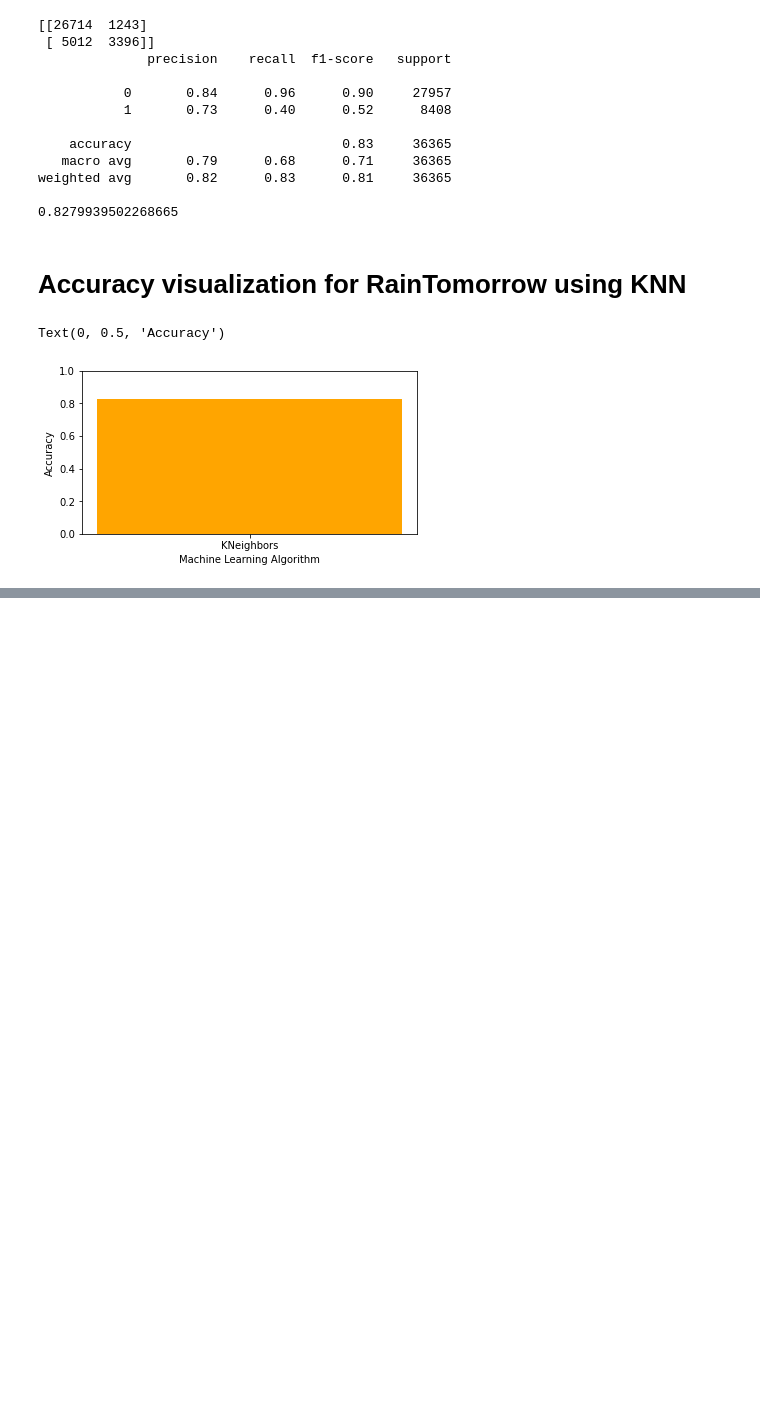
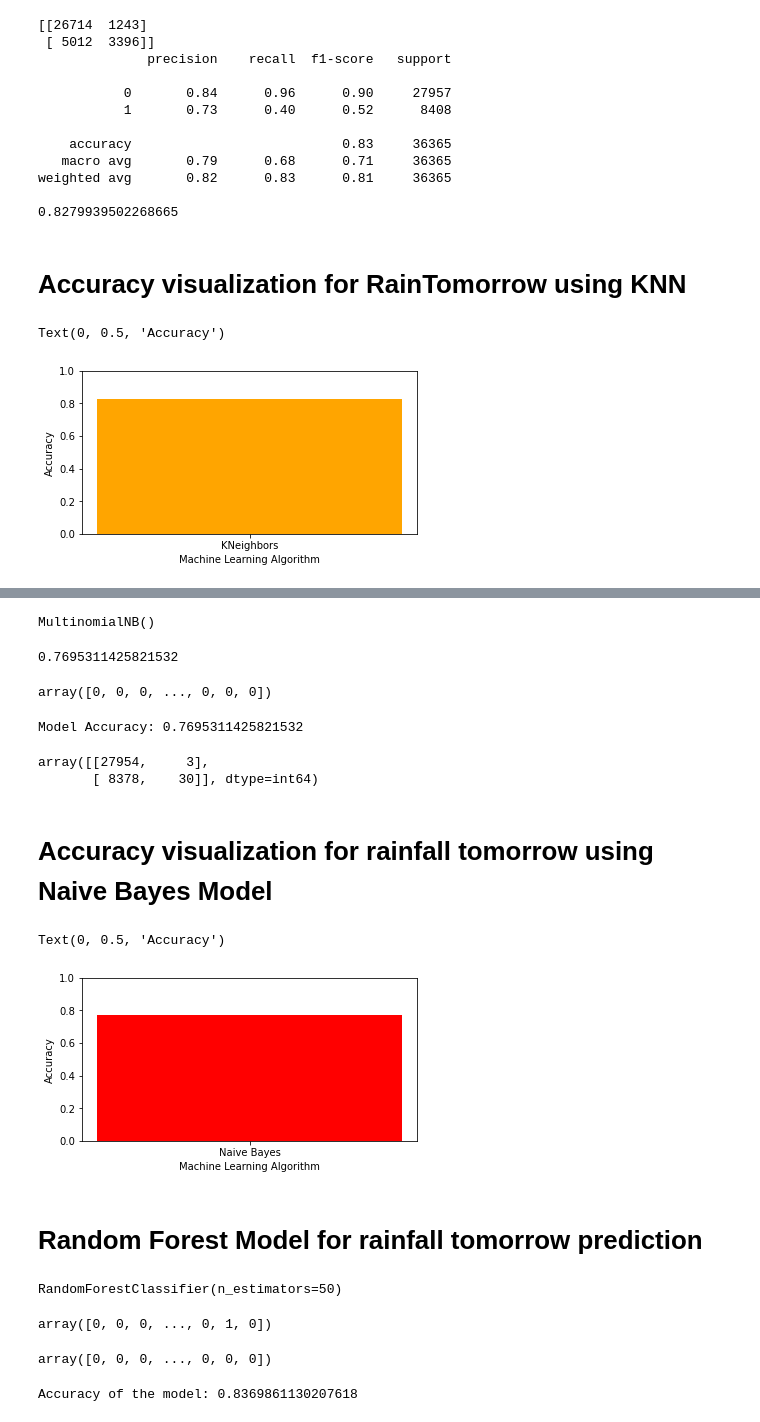
Before and after one commit to sandamaligeethika/ML_Assignment2_IT19120058_IT19120294_IT19147956, a Jupyter notebook: Assignment2.ipynb, the cells around one changed output, grey strips where cells are left out. Saved outputs shown, nothing was run; the diff lists cells and outputs as text; code cells hidden in the pictures; blank space fills up the shorter version.

```diff
--- a/Assignment2.ipynb
+++ b/Assignment2.ipynb
@@ -1230,0 +1236,75 @@ Text(0, 0.5, 'Accuracy')
+# %%
+from sklearn.naive_bayes import MultinomialNB
+model = MultinomialNB()
+# %%
+from sklearn.preprocessing import MinMaxScaler #fixed import
+
+scaler = MinMaxScaler()
+X_rain_tr = scaler.fit_transform(X_rain_tr)
+X_rain_te = scaler.transform(X_rain_te)
+# %%
+model.fit(X_rain_tr,Y_rain_tr)
+# %% [output]
+MultinomialNB()
+# %%
+model.score(X_rain_te,Y_rain_te)
+# %% [output]
+0.7695311425821532
+# %%
+predictions = model.predict(X_rain_te)
+predictions
+# %% [output]
+array([0, 0, 0, ..., 0, 0, 0])
+# %%
+from sklearn.metrics import accuracy_score
+predictions = model.predict(X_rain_te)
+print('Model Accuracy:', accuracy_score(Y_rain_te,predictions))
+accuracy_NBT = accuracy_score(Y_rain_te,predictions)
+# %% [output]
+Model Accuracy: 0.7695311425821532
+# %%
+from sklearn.metrics import confusion_matrix
+confusion_matrix(Y_rain_te,predictions)
+# %% [output]
+array([[27954,     3],
+       [ 8378,    30]], dtype=int64)
+# %% [markdown]
+# Accuracy visualization for rainfall tomorrow using Naive Bayes Model
+# %%
+import matplotlib.pyplot as plt
+%matplotlib inline
+#Adjust figure size
+plt.figure(figsize=(6,3))
+plt.ylim(0.0, 1.0)
+#X-axis, Y-axis -> value of that model
+plt.bar("Naive Bayes",(accuracy_score(Y_rain_te,predictions)),width=0.5,color="red")
+plt.xlabel("Machine Learning Algorithm")
+plt.ylabel("Accuracy")
+# %% [output]
+Text(0, 0.5, 'Accuracy')
+[figure, added]
+# %% [markdown]
+# Random Forest Model for rainfall tomorrow prediction
+# %%
+#import random forest classifier
+from sklearn.ensemble import RandomForestClassifier
+model = RandomForestClassifier(n_estimators=50)
+model.fit(X_rain_tr,Y_rain_tr)
+# %% [output]
+RandomForestClassifier(n_estimators=50)
+# %%
+pred = model.predict(X_rain_te)
+pred
+# %% [output]
+array([0, 0, 0, ..., 0, 1, 0])
+# %%
+Y_rain_te
+# %% [output]
+array([0, 0, 0, ..., 0, 0, 0])
+# %%
+#Calculate the accuracy of the random forest model
+from sklearn.metrics import accuracy_score
+model_accuracy_RFT = accuracy_score(Y_rain_te,pred)
+print('Accuracy of the model:', model_accuracy_RFT)
+# %% [output]
+Accuracy of the model: 0.8369861130207618
```
Also changed, not shown: parts of 48 cells of this notebook.
